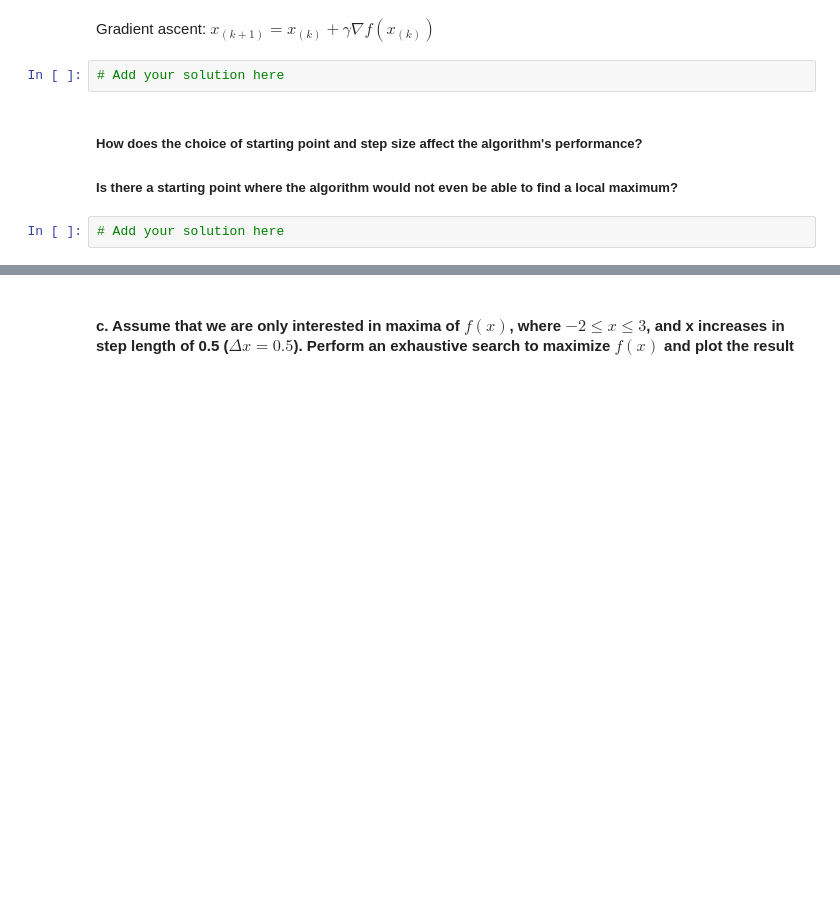
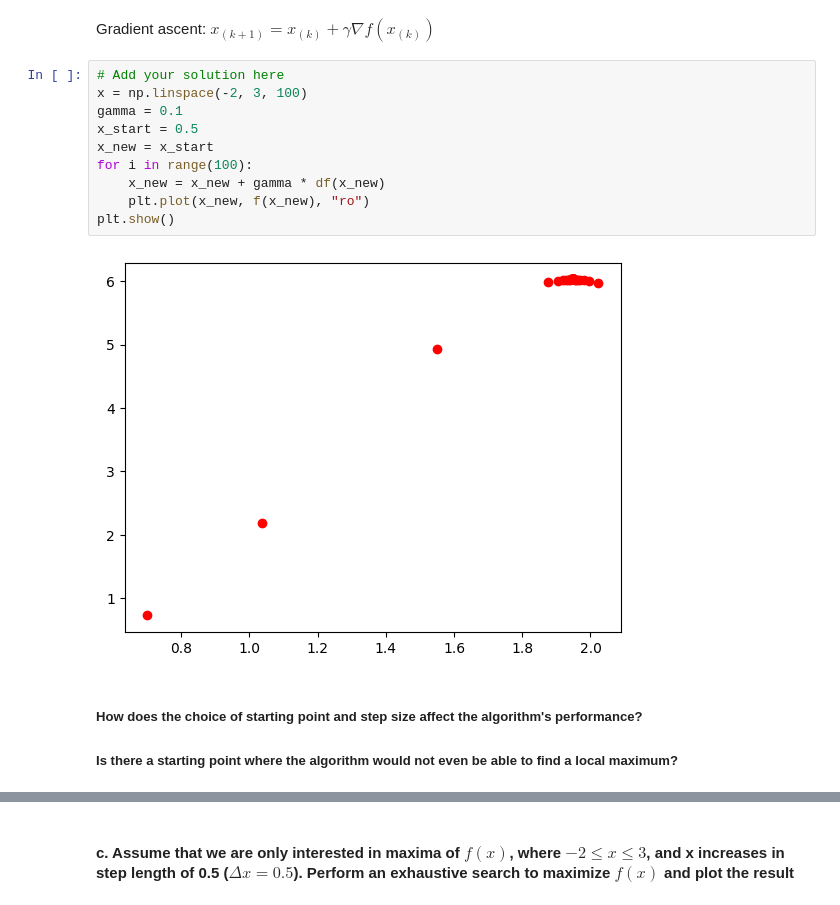
Before and after one commit to ThomasHeim11/IN3050-Introduction-to-Artificial-Intelligence-and-Machine-Learning, a Jupyter notebook: 01_Search&Optimization/Weekly exercises/Exercises2/IN3050_w2.ipynb, the cells around one changed output, grey strips where cells are left out. Saved outputs shown, nothing was run; the diff lists cells and outputs as text; blank space fills up the shorter version.

```diff
--- a/01_Search&Optimization/Weekly exercises/Exercises2/IN3050_w2.ipynb
+++ b/01_Search&Optimization/Weekly exercises/Exercises2/IN3050_w2.ipynb
@@ -20,11 +27,19 @@ def df(x):
 #### b. Maximize using gradient ascent. You can try step size 0.1 and start somewhere in the range $[-2, 3]$.
 # %% [markdown]
 Gradient ascent: $x_{(k+1)} = x_{(k)} + \gamma \nabla f(x_{(k)})$
-# %%
-# Add your solution here
+# %%
+# Add your solution here
+x = np.linspace(-2, 3, 100)
+gamma = 0.1
+x_start = 0.5
+x_new = x_start
+for i in range(100):
+    x_new = x_new + gamma * df(x_new)
+    plt.plot(x_new, f(x_new), "ro")
+plt.show()
+# %% [output]
+[figure, added]
 # %% [markdown]
 ##### How does the choice of starting point and step size affect the algorithm's performance?
 
 ##### Is there a starting point where the algorithm would not even be able to find a local maximum?
-# %%
-# Add your solution here
```
Also changed, not shown: parts of 4 cells of this notebook, 2 other files.
